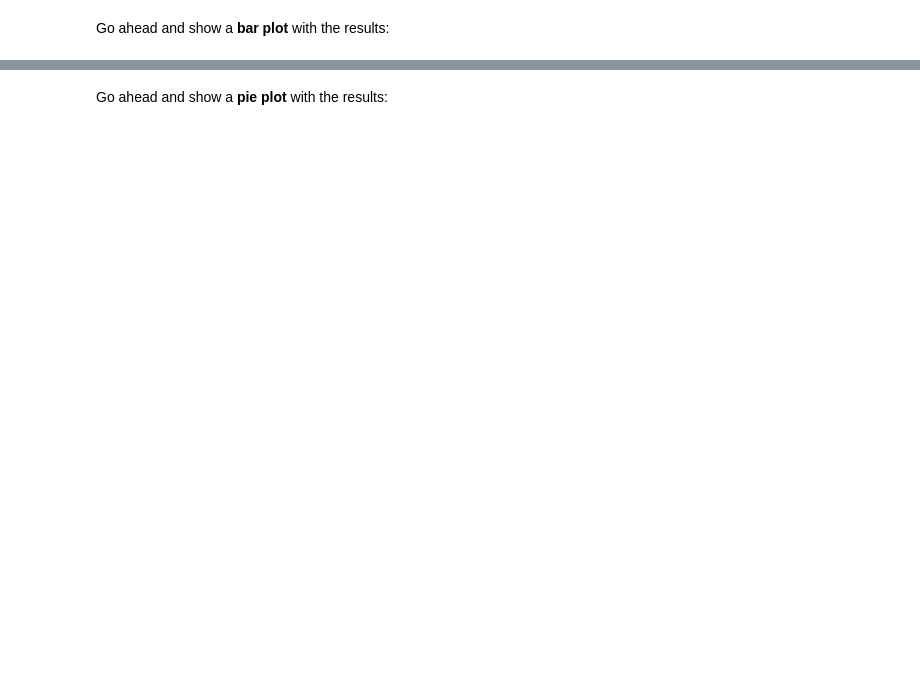
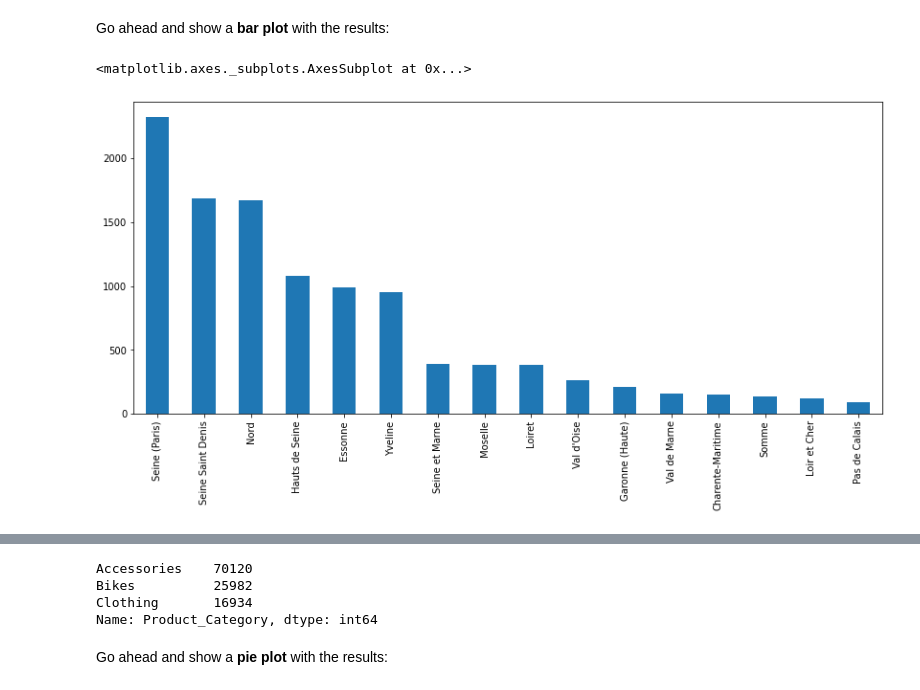
Before and after one commit to JohnyQuek/FreeCodeCamp1, a Jupyter notebook: Exercises_1 (Johny).ipynb, the cells around one changed output, grey strips where cells are left out. Saved outputs shown, nothing was run; the diff lists cells and outputs as text; code cells hidden in the pictures; blank space fills up the shorter version.

```diff
--- a/Exercises_1 (Johny).ipynb
+++ b/Exercises_1 (Johny).ipynb
@@ -365,3 +372,7 @@ sales['Calculated_Date'].value_counts().plot(kind='line', figsize=(14,6))
 ### Increase 50 U$S revenue to every sale
 # %%
 # your code goes here
+sales.columns
+sales['Revenue']
+sales['Revenue'] += 50
+sales['Revenue'].head()
@@ -399,6 +462,10 @@ france_states
 Go ahead and show a <b>bar plot</b> with the results:
 # %%
 # your code goes here
+france_states.plot(kind='bar', figsize = (14,6))
+# %% [output]
+<matplotlib.axes._subplots.AxesSubplot at 0x...>
+[figure, added]
 # %%
 france_states.plot(kind='bar', figsize=(14,6))
 # %% [markdown]
@@ -407,6 +474,13 @@ france_states.plot(kind='bar', figsize=(14,6))
 ### How many sales were made per category?
 # %%
 # your code goes here
+sales.columns
+sales['Product_Category'].value_counts()
+# %% [output]
+Accessories    70120
+Bikes          25982
+Clothing       16934
+Name: Product_Category, dtype: int64
 # %%
 sales['Product_Category'].value_counts()
 # %% [markdown]
```
Also changed, not shown: parts of 11 cells of this notebook.
